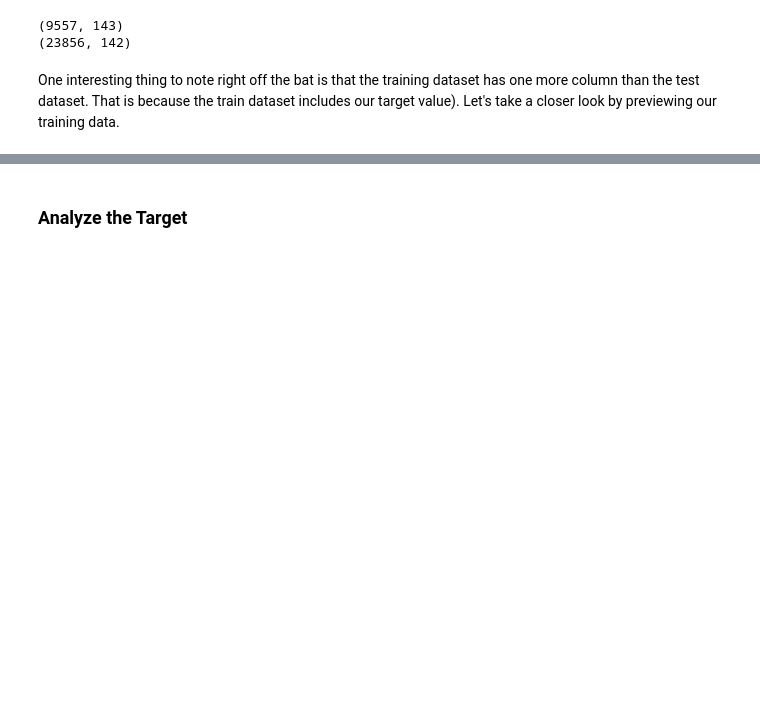
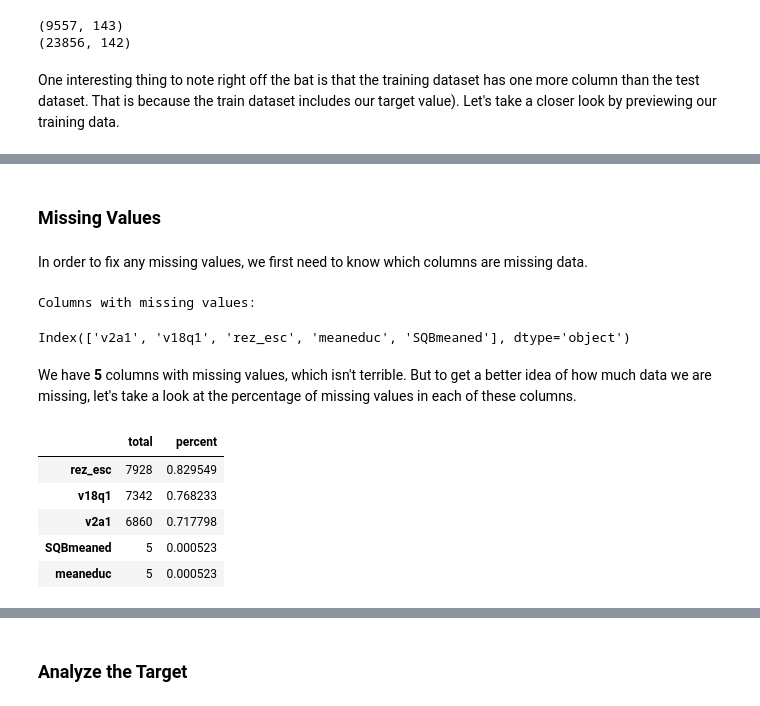
Before and after one commit to spencerrwise/homework4, a Jupyter notebook: Homework_4.ipynb, the cells around one changed output, grey strips where cells are left out. Cells and saved outputs as stored; diff of their text form; code cells hidden in the pictures; blank space fills up the shorter version.

```diff
--- a/Homework_4.ipynb
+++ b/Homework_4.ipynb
@@ -72,0 +297,30 @@ train.head()
+# %% [markdown]
+### Missing Values
+# %% [markdown]
+In order to fix any missing values, we first need to know which columns are missing data.
+# %%
+# Displaying all the columns with missing values
+print ("Columns with missing values:")
+missing = train.columns[train.isna().sum()!=0]
+missing
+# %% [output]
+Columns with missing values:
+Index(['v2a1', 'v18q1', 'rez_esc', 'meaneduc', 'SQBmeaned'], dtype='object')
+# %% [markdown]
+We have **5** columns with missing values, which isn't terrible. But to get a better idea of how much data we are missing, let's take a look at the percentage of missing values in each of these columns.
+# %%
+# Determine the number of missing values in each column
+train_na = pd.DataFrame(train.isnull().sum()).rename(columns = {0: 'total'})
+
+# Create a percentage missing for the variables
+train_na['percent'] = train_na['total'] / len(train)
+
+# Display what percentage of each of the 5 variables is missing
+train_na.sort_values('percent', ascending = False).head(5)
+# %% [output]
+|  | total | percent |
+| rez_esc | 7928 | 0.829549 |
+| v18q1 | 7342 | 0.768233 |
+| v2a1 | 6860 | 0.717798 |
+| SQBmeaned | 5 | 0.000523 |
+| meaneduc | 5 | 0.000523 |
```
Also changed, not shown: parts of 36 cells of this notebook.
